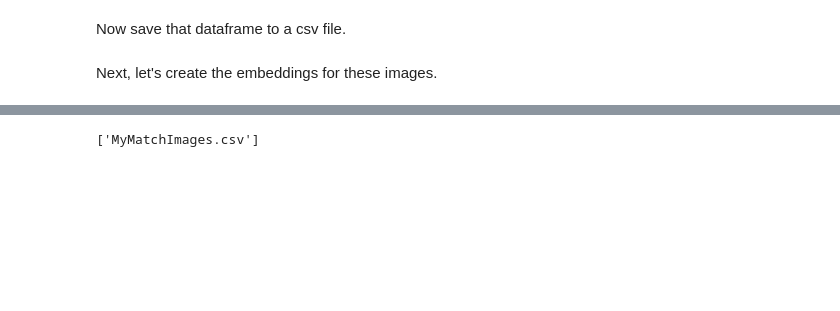
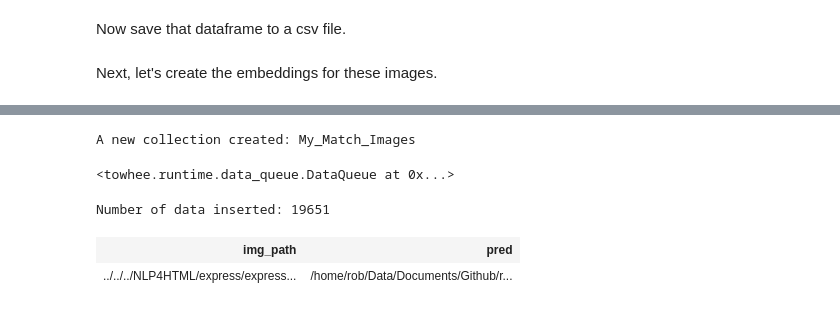
Before and after one commit to rkaunismaa/LLaMa2_PlayGround, a Jupyter notebook: LangChain/milvus/MyMatch_Image_Search.ipynb, the cells around one changed output, grey strips where cells are left out. Saved outputs shown, nothing was run; the diff lists cells and outputs as text; code cells hidden in the pictures; blank space fills up the shorter version.

```diff
--- a/LangChain/milvus/MyMatch_Image_Search.ipynb
+++ b/LangChain/milvus/MyMatch_Image_Search.ipynb
@@ -132,0 +184,9 @@ def create_milvus_collection(collection_name, dim):
+# %%
+# Create collection
+collection = create_milvus_collection(COLLECTION_NAME, DIM)
+print(f'A new collection created: {COLLECTION_NAME}')
+# %% [output]
+A new collection created: My_Match_Images
+# %%
+# I had to add this line myself ...
+collection.load()
@@ -132,0 +203,8 @@ def create_milvus_collection(collection_name, dim):
+# %%
+# Insert data
+# This is putting a 100% load on all 8 CPU's ... why is it not using the GPU??
+p_insert(INSERT_SRC)
+
+# 8m 57.3s
+# %% [output]
+<towhee.runtime.data_queue.DataQueue at 0x...>
@@ -133 +214,27 @@ def create_milvus_collection(collection_name, dim):
+# %%
+# Check collection
+print('Number of data inserted:', collection.num_entities)
+# %% [output]
+Number of data inserted: 19651
+# %%
+# Search pipeline
+p_search_pre = (
+        p_embed.map('vec', ('search_res'), ops.ann_search.milvus_client(
+                    host=HOST, port=PORT, limit=TOPK,
+                    collection_name=COLLECTION_NAME))
+               .map('search_res', 'pred', lambda x: [str(Path(y[0]).resolve()) for y in x])
+#                .output('img_path', 'pred')
+)
+# %%
+p_search = p_search_pre.output('img_path', 'pred')
+# %%
+# Search for example query image(s)
+collection.load()
+dc = p_search('../../../NLP4HTML/express/express-match/public/images/zzzz__Test/*.jpeg')
+
+# Display search results with image paths
+DataCollection(dc).show()
+# %% [output]
+| img_path | pred |
+| ../../../NLP4HTML/express/express... | /home/rob/Data/Documents/Github/r... |
 # %%
@@ -155,4 +255,0 @@ to_test = glob(QUERY_SRC)
-# %%
-to_insert
-# %% [output]
-['MyMatchImages.csv']
```
Also changed, not shown: parts of 22 cells of this notebook.
